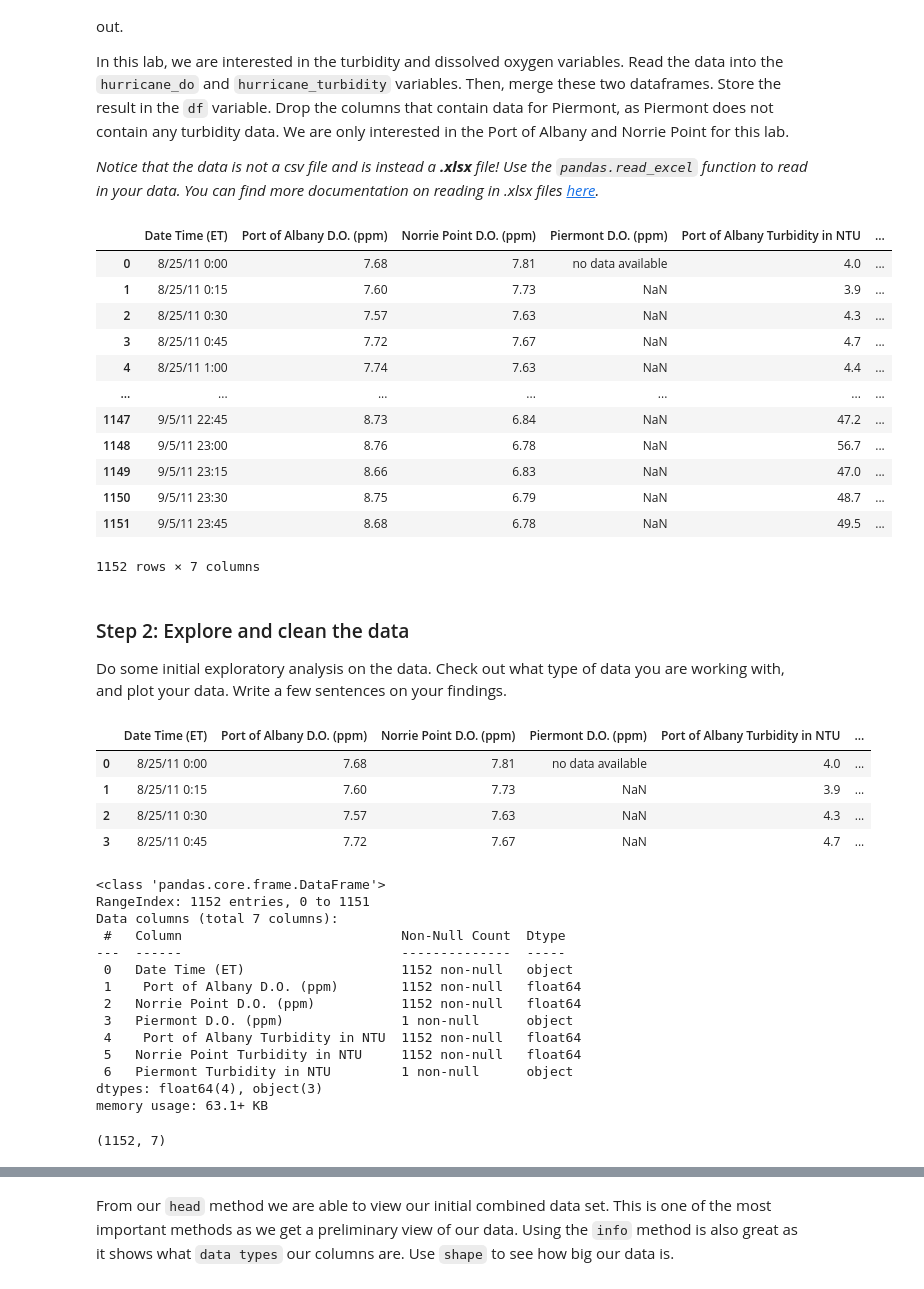
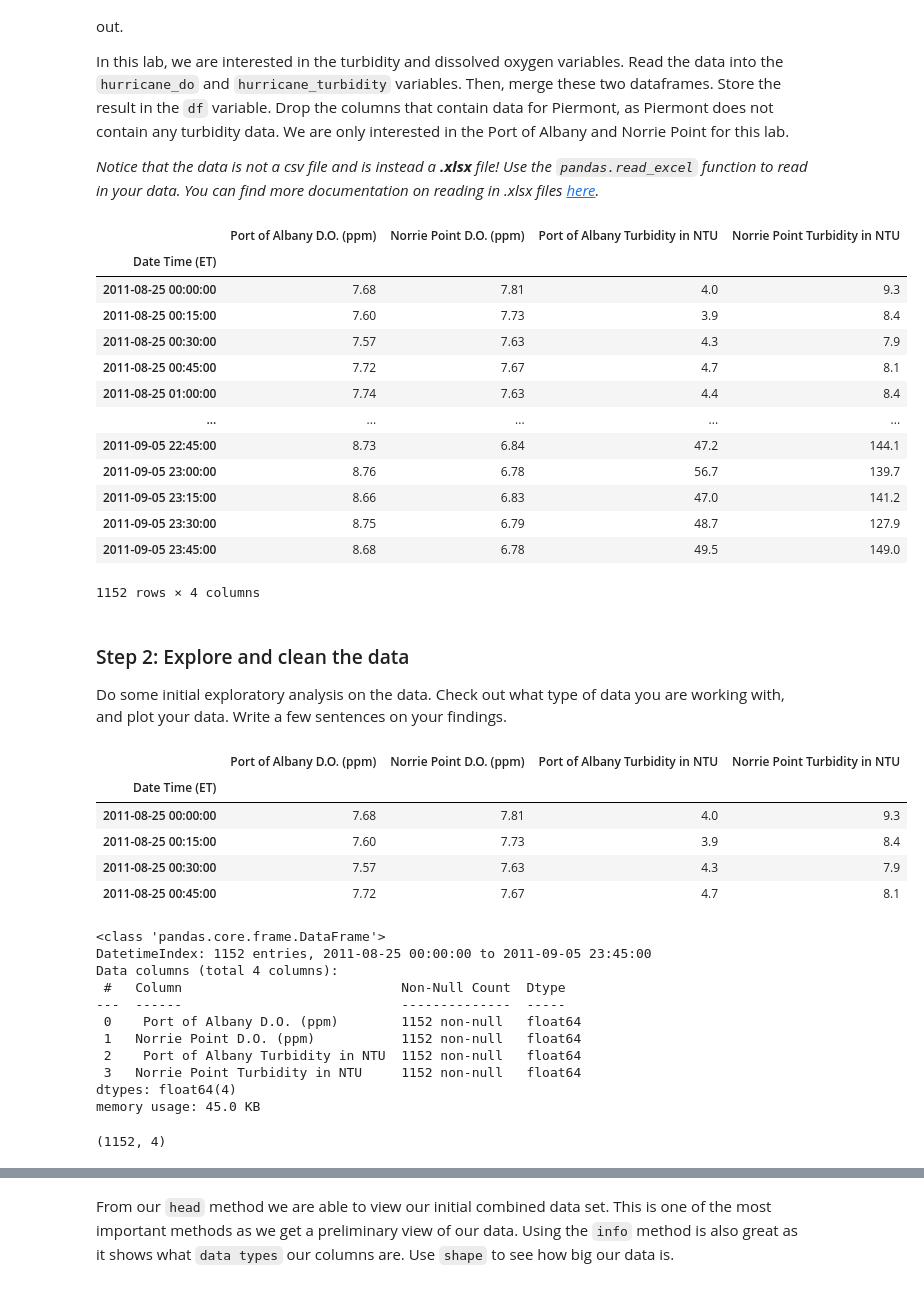
Before and after one commit to tommats00/EDS232-labs, a Jupyter notebook: Week1/Lab1-hurricane.ipynb, the cells around one changed output, grey strips where cells are left out. Cells and saved outputs as stored; diff of their text form; code cells hidden in the pictures.

```diff
--- a/Week1/Lab1-hurricane.ipynb
+++ b/Week1/Lab1-hurricane.ipynb
@@ -58,24 +58,34 @@ In this lab, we are interested in the turbidity and dissolved oxygen variables.
 
 *Notice that the data is not a csv file and is instead a **.xlsx** file! Use the `pandas.read_excel` function to read in your data. You can find more documentation on reading in .xlsx files [here](https://pandas.pydata.org/docs/reference/api/pandas.read_excel.html).*
 # %%
-hurricane_do = pd.read_csv('data/dissolved-oxygen.csv')
-hurricane_turbidity = pd.read_csv('data/turbidity.csv')
-df = pd.merge(hurricane_do, hurricane_turbidity)
+# Create file path to the data
+file_path = "data/Hurricane_Irene_and_the_Hudson_River.xlsx"
+
+# Read in dissolved oxygen and turbidity data
+hurricane_do = pd.read_excel(file_path, sheet_name=5).drop(["Piermont D.O. (ppm)"], axis = 1)
+hurricane_turbidity = pd.read_excel(file_path, sheet_name="Turbidity").drop(["Piermont Turbidity in NTU"], axis = 1)
+
+# Merge datasets
+df = pd.merge(hurricane_do, hurricane_turbidity).set_index('Date Time (ET)')
+
+
+# View dataframe
 df
 # %% [output]
-|  | Date Time (ET) | Port of Albany D.O. (ppm) | Norrie Point D.O. (ppm) | Piermont D.O. (ppm) | Port of Albany Turbidity in NTU | ... |
-| 0 | 8/25/11 0:00 | 7.68 | 7.81 | no data available | 4.0 | ... |
-| 1 | 8/25/11 0:15 | 7.60 | 7.73 | NaN | 3.9 | ... |
-| 2 | 8/25/11 0:30 | 7.57 | 7.63 | NaN | 4.3 | ... |
-| 3 | 8/25/11 0:45 | 7.72 | 7.67 | NaN | 4.7 | ... |
-| 4 | 8/25/11 1:00 | 7.74 | 7.63 | NaN | 4.4 | ... |
-| ... | ... | ... | ... | ... | ... | ... |
-| 1147 | 9/5/11 22:45 | 8.73 | 6.84 | NaN | 47.2 | ... |
-| 1148 | 9/5/11 23:00 | 8.76 | 6.78 | NaN | 56.7 | ... |
-| 1149 | 9/5/11 23:15 | 8.66 | 6.83 | NaN | 47.0 | ... |
-| 1150 | 9/5/11 23:30 | 8.75 | 6.79 | NaN | 48.7 | ... |
-| 1151 | 9/5/11 23:45 | 8.68 | 6.78 | NaN | 49.5 | ... |
+|  | Port of Albany D.O. (ppm) | Norrie Point D.O. (ppm) | Port of Albany Turbidity in NTU | Norrie Point Turbidity in NTU |
+| Date Time (ET) |  |  |  |  |
+| 2011-08-25 00:00:00 | 7.68 | 7.81 | 4.0 | 9.3 |
+| 2011-08-25 00:15:00 | 7.60 | 7.73 | 3.9 | 8.4 |
+| 2011-08-25 00:30:00 | 7.57 | 7.63 | 4.3 | 7.9 |
+| 2011-08-25 00:45:00 | 7.72 | 7.67 | 4.7 | 8.1 |
+| 2011-08-25 01:00:00 | 7.74 | 7.63 | 4.4 | 8.4 |
+| ... | ... | ... | ... | ... |
+| 2011-09-05 22:45:00 | 8.73 | 6.84 | 47.2 | 144.1 |
+| 2011-09-05 23:00:00 | 8.76 | 6.78 | 56.7 | 139.7 |
+| 2011-09-05 23:15:00 | 8.66 | 6.83 | 47.0 | 141.2 |
+| 2011-09-05 23:30:00 | 8.75 | 6.79 | 48.7 | 127.9 |
+| 2011-09-05 23:45:00 | 8.68 | 6.78 | 49.5 | 149.0 |
-1152 rows × 7 columns
+1152 rows × 4 columns
 # %% [markdown]
 ### Step 2: Explore  and clean the data
 
@@ -84,31 +94,29 @@ Do some initial exploratory analysis on the data. Check out what type of data yo
 # Check head
 df.head(4)
 # %% [output]
-|  | Date Time (ET) | Port of Albany D.O. (ppm) | Norrie Point D.O. (ppm) | Piermont D.O. (ppm) | Port of Albany Turbidity in NTU | ... |
-| 0 | 8/25/11 0:00 | 7.68 | 7.81 | no data available | 4.0 | ... |
-| 1 | 8/25/11 0:15 | 7.60 | 7.73 | NaN | 3.9 | ... |
-| 2 | 8/25/11 0:30 | 7.57 | 7.63 | NaN | 4.3 | ... |
-| 3 | 8/25/11 0:45 | 7.72 | 7.67 | NaN | 4.7 | ... |
+|  | Port of Albany D.O. (ppm) | Norrie Point D.O. (ppm) | Port of Albany Turbidity in NTU | Norrie Point Turbidity in NTU |
+| Date Time (ET) |  |  |  |  |
+| 2011-08-25 00:00:00 | 7.68 | 7.81 | 4.0 | 9.3 |
+| 2011-08-25 00:15:00 | 7.60 | 7.73 | 3.9 | 8.4 |
+| 2011-08-25 00:30:00 | 7.57 | 7.63 | 4.3 | 7.9 |
+| 2011-08-25 00:45:00 | 7.72 | 7.67 | 4.7 | 8.1 |
 # %%
 # View column dtypes and non-nulls
 df.info()
 # %% [output]
 <class 'pandas.core.frame.DataFrame'>
-RangeIndex: 1152 entries, 0 to 1151
-Data columns (total 7 columns):
+DatetimeIndex: 1152 entries, 2011-08-25 00:00:00 to 2011-09-05 23:45:00
+Data columns (total 4 columns):
  #   Column                            Non-Null Count  Dtype
 ---  ------                            --------------  -----
- 0   Date Time (ET)                    1152 non-null   object
- 1    Port of Albany D.O. (ppm)        1152 non-null   float64
- 2   Norrie Point D.O. (ppm)           1152 non-null   float64
- 3   Piermont D.O. (ppm)               1 non-null      object
- 4    Port of Albany Turbidity in NTU  1152 non-null   float64
- 5   Norrie Point Turbidity in NTU     1152 non-null   float64
- 6   Piermont Turbidity in NTU         1 non-null      object
-dtypes: float64(4), object(3)
-memory usage: 63.1+ KB
+ 0    Port of Albany D.O. (ppm)        1152 non-null   float64
+ 1   Norrie Point D.O. (ppm)           1152 non-null   float64
+ 2    Port of Albany Turbidity in NTU  1152 non-null   float64
+ 3   Norrie Point Turbidity in NTU     1152 non-null   float64
+dtypes: float64(4)
+memory usage: 45.0 KB
 # %%
 # View rows and columns
 df.shape
 # %% [output]
-(1152, 7)
+(1152, 4)
```
Also changed, not shown: parts of 7 cells of this notebook.
